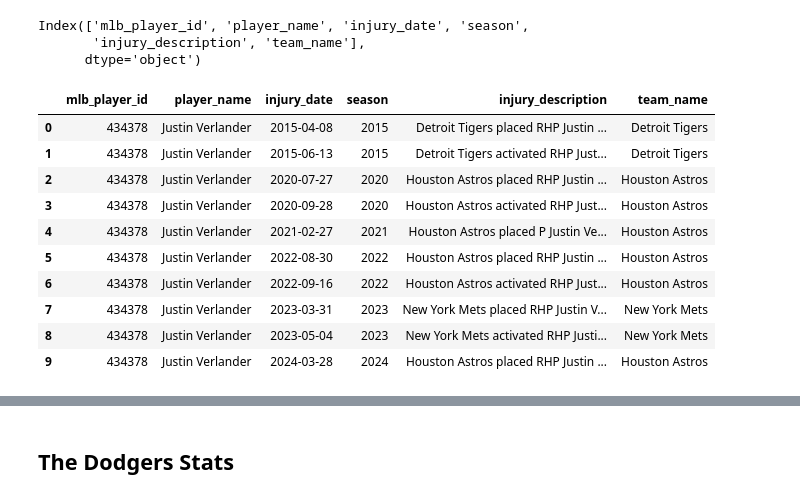
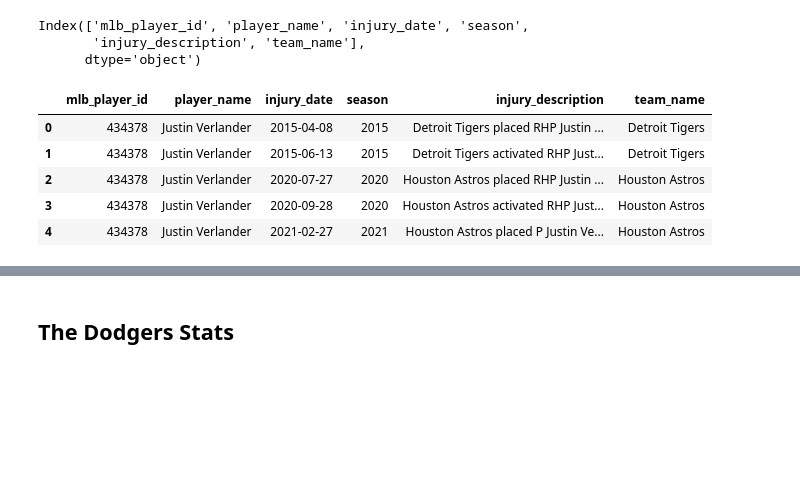
Before and after one commit to laniel123/MLB_Injury_Report, a Jupyter notebook: mlb/notebooks/Mlb_player_db.ipynb, the cells around one changed output, grey strips where cells are left out. Drawn from its saved outputs; the diff is of its cells as text; code cells hidden in the pictures; blank space fills up the shorter version.

```diff
--- a/mlb/notebooks/Mlb_player_db.ipynb
+++ b/mlb/notebooks/Mlb_player_db.ipynb
@@ -217,16 +218,11 @@ Index(['mlb_player_id', 'player_name', 'injury_date', 'season',
        'injury_description', 'team_name'],
       dtype='object')
 # %%
-injury_stats.head(10)
+injury_stats.head()
 # %% [output]
 |  | mlb_player_id | player_name | injury_date | season | injury_description | team_name |
 | 0 | 434378 | Justin Verlander | 2015-04-08 | 2015 | Detroit Tigers placed RHP Justin ... | Detroit Tigers |
 | 1 | 434378 | Justin Verlander | 2015-06-13 | 2015 | Detroit Tigers activated RHP Just... | Detroit Tigers |
 | 2 | 434378 | Justin Verlander | 2020-07-27 | 2020 | Houston Astros placed RHP Justin ... | Houston Astros |
 | 3 | 434378 | Justin Verlander | 2020-09-28 | 2020 | Houston Astros activated RHP Just... | Houston Astros |
 | 4 | 434378 | Justin Verlander | 2021-02-27 | 2021 | Houston Astros placed P Justin Ve... | Houston Astros |
-| 5 | 434378 | Justin Verlander | 2022-08-30 | 2022 | Houston Astros placed RHP Justin ... | Houston Astros |
-| 6 | 434378 | Justin Verlander | 2022-09-16 | 2022 | Houston Astros activated RHP Just... | Houston Astros |
-| 7 | 434378 | Justin Verlander | 2023-03-31 | 2023 | New York Mets placed RHP Justin V... | New York Mets |
-| 8 | 434378 | Justin Verlander | 2023-05-04 | 2023 | New York Mets activated RHP Justi... | New York Mets |
-| 9 | 434378 | Justin Verlander | 2024-03-28 | 2024 | Houston Astros placed RHP Justin ... | Houston Astros |
```
Also changed, not shown: parts of 13 cells of this notebook, 5 other files.
